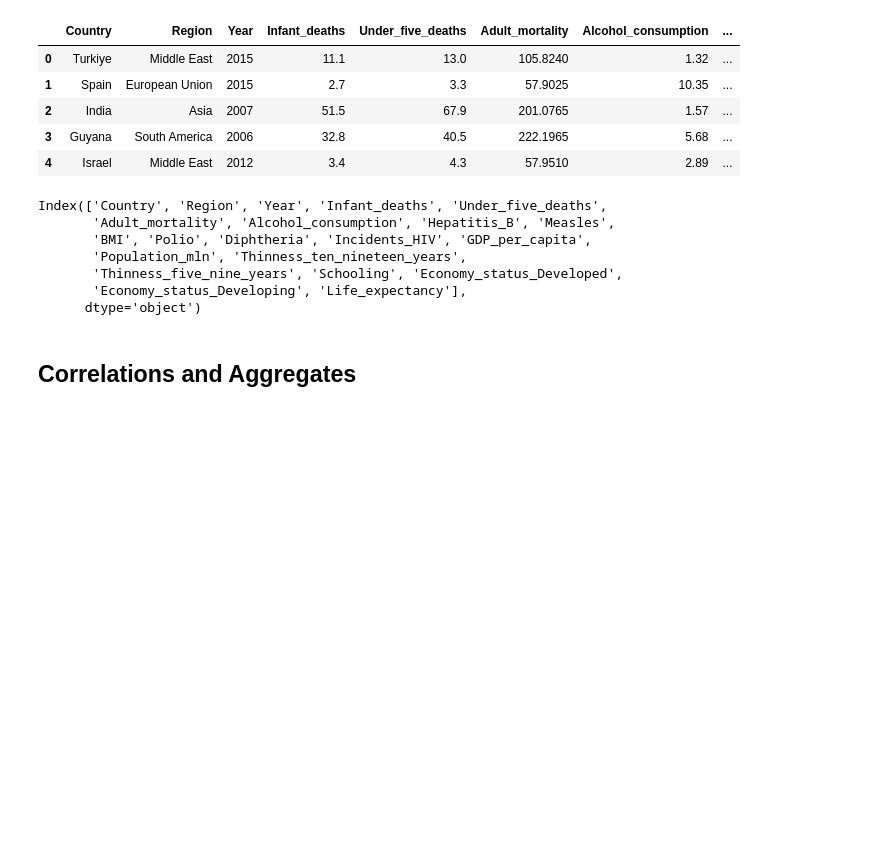
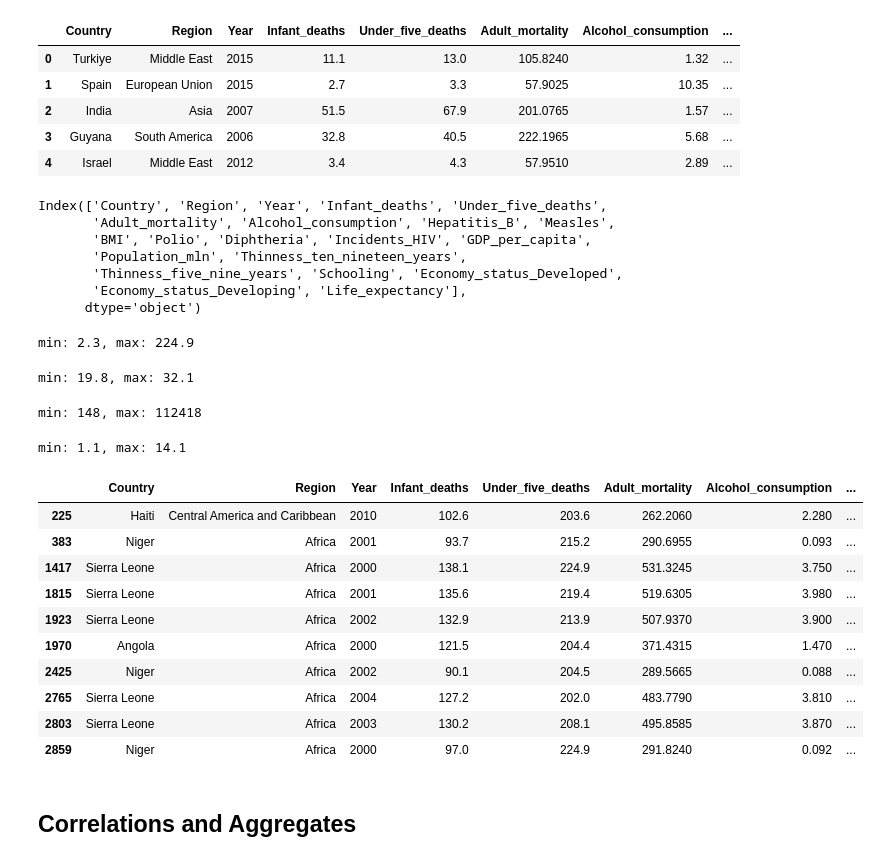
Before and after one commit to tsd504/WHO_Project, a Jupyter notebook: Harry/WHO Project - EDA.ipynb, the cells around one changed output. Cells and saved outputs as stored; diff of their text form; code cells hidden in the pictures; blank space fills up the shorter version.

```diff
--- a/Harry/WHO Project - EDA.ipynb
+++ b/Harry/WHO Project - EDA.ipynb
@@ -42,3 +44,33 @@ df['Region'].unique()
+# %%
+print(f'min: {df['Under_five_deaths'].min()}, max: {df['Under_five_deaths'].max()}')
+# %% [output]
+min: 2.3, max: 224.9
+# %%
+print(f'min: {df['BMI'].min()}, max: {df['BMI'].max()}')
+# %% [output]
+min: 19.8, max: 32.1
+# %%
+print(f'min: {df['GDP_per_capita'].min()}, max: {df['GDP_per_capita'].max()}')
+# %% [output]
+min: 148, max: 112418
+# %%
+print(f'min: {df['Schooling'].min()}, max: {df['Schooling'].max()}')
+# %% [output]
+min: 1.1, max: 14.1
+# %%
+df.loc[df['Under_five_deaths'] > 200]
+# %% [output]
+|  | Country | Region | Year | Infant_deaths | Under_five_deaths | Adult_mortality | Alcohol_consumption | ... |
+| 225 | Haiti | Central America and Caribbean | 2010 | 102.6 | 203.6 | 262.2060 | 2.280 | ... |
+| 383 | Niger | Africa | 2001 | 93.7 | 215.2 | 290.6955 | 0.093 | ... |
+| 1417 | Sierra Leone | Africa | 2000 | 138.1 | 224.9 | 531.3245 | 3.750 | ... |
+| 1815 | Sierra Leone | Africa | 2001 | 135.6 | 219.4 | 519.6305 | 3.980 | ... |
+| 1923 | Sierra Leone | Africa | 2002 | 132.9 | 213.9 | 507.9370 | 3.900 | ... |
+| 1970 | Angola | Africa | 2000 | 121.5 | 204.4 | 371.4315 | 1.470 | ... |
+| 2425 | Niger | Africa | 2002 | 90.1 | 204.5 | 289.5665 | 0.088 | ... |
+| 2765 | Sierra Leone | Africa | 2004 | 127.2 | 202.0 | 483.7790 | 3.810 | ... |
+| 2803 | Sierra Leone | Africa | 2003 | 130.2 | 208.1 | 495.8585 | 3.870 | ... |
+| 2859 | Niger | Africa | 2000 | 97.0 | 224.9 | 291.8240 | 0.092 | ... |
 # %% [markdown]
 ## Correlations and Aggregates
 # %%
```
Also changed, not shown: parts of 1 cell of this notebook.
